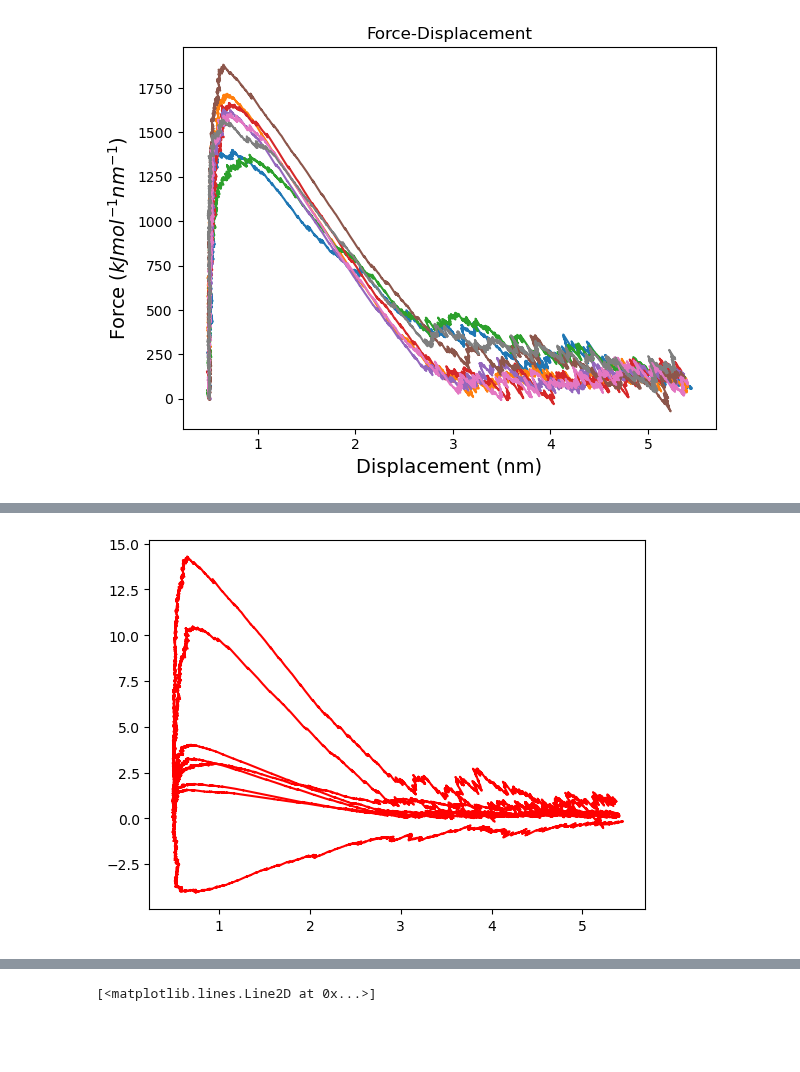
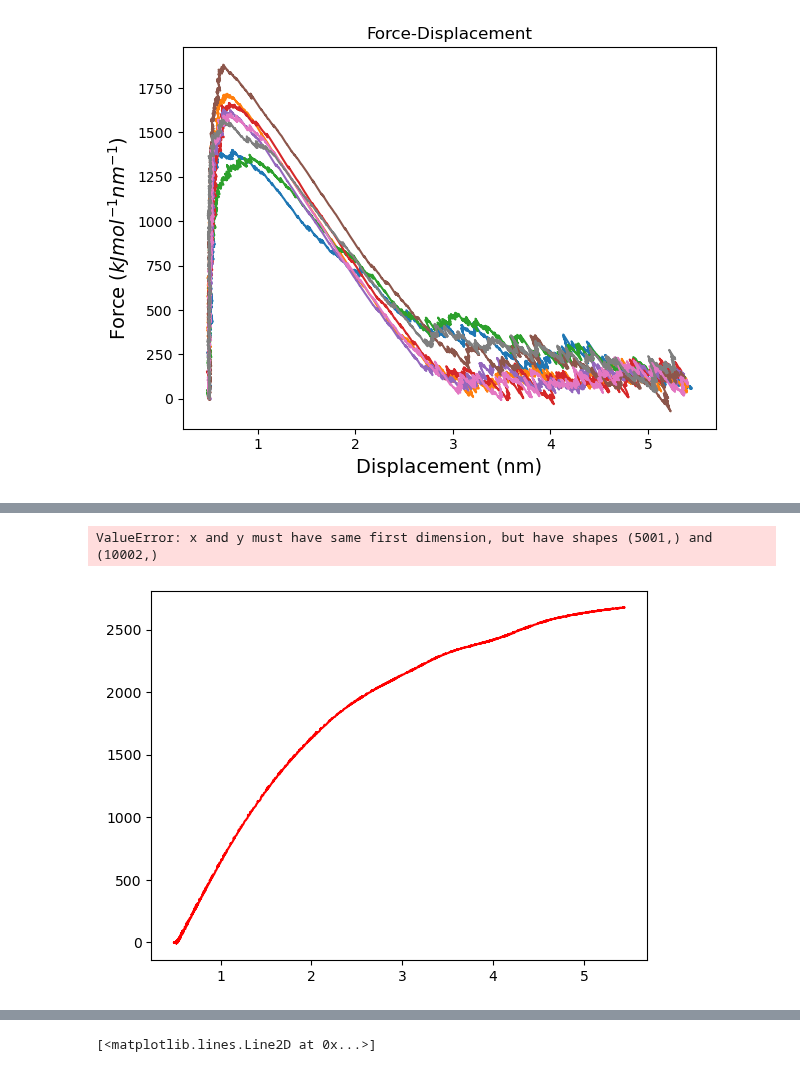
Before and after one commit to lorenzopallante/BiomeccanicaMultiscala, a Jupyter notebook: LAB/08-SMD/08-SteeredMD.ipynb, the cells around one changed output, grey strips where cells are left out. Saved outputs shown, nothing was run; the diff lists cells and outputs as text; code cells hidden in the pictures; blank space fills up the shorter version.

```diff
--- a/LAB/08-SMD/08-SteeredMD.ipynb
+++ b/LAB/08-SMD/08-SteeredMD.ipynb
@@ -697,0 +703,7 @@ plt.tight_layout()
+# %%
+work = []
+
+for i in range(0,len(displacement)):
+
+    # calculate work
+    work.append(np.trapz(force[0:i],displacement[0:i]))
@@ -698,33 +719,34 @@ plt.tight_layout()
 # %%
 temperature = 300 # K
 boltzmann = 8.314 # J/mol/K
 beta = 1/(boltzmann*temperature)
 
-works = []
+work = []
 boltzmann_fac = []
 
 # cycle of simulations
-for i in range(1,9):
+for sim in range(1,9):
 
-    displacement = displacements[i-1]
-    force = forces[i-1]
+    displacement = displacements[sim-1]
+    force = forces[sim-1]
 
-    for i in range(0, len(displacement)-1):
+    for i in range(0, len(displacement)):
 
-        dx = displacement[i+1] - displacement[i]
-        work = force * dx
+        #dx = displacement[i+1] - displacement[i]
+        #work = force * dx
+        work.append(np.trapz(force[0:i],displacement[0:i]))
 
-        works.append(work)
-        boltzmann_fac.append(np.exp(-beta*work))
+    #boltzmann_fac.append(np.exp(-beta*work))
 
     plt.plot(displacement, work, c='r')
 
 
 # calculate the free energy
-mean_boltz_fac = np.mean([boltzmann_fac], axis=0)
+#mean_boltz_fac = np.mean([boltzmann_fac], axis=0)
 
 # calculate the free energy
-delta_g = -1/beta*np.log(mean_boltz_fac)
+#delta_g = -1/beta*np.log(mean_boltz_fac)
 #plt.plot(displacement, delta_g)
 # %% [output]
+ValueError: x and y must have same first dimension, but have shapes (5001,) and (10002,)
-[figure, old version]
+[figure, new version]
```
Also changed, not shown: parts of 4 cells of this notebook.
